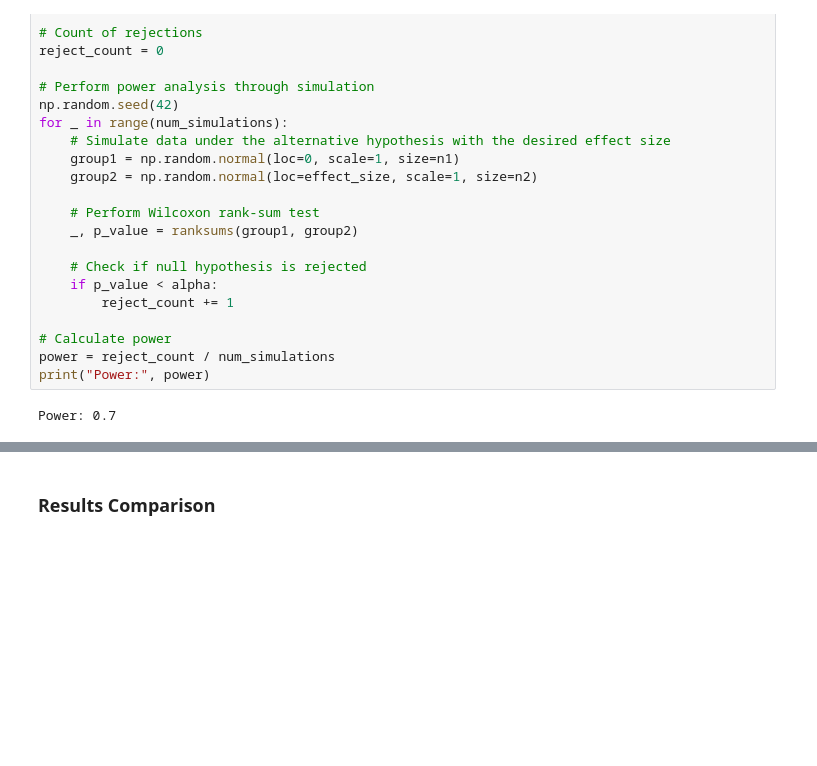
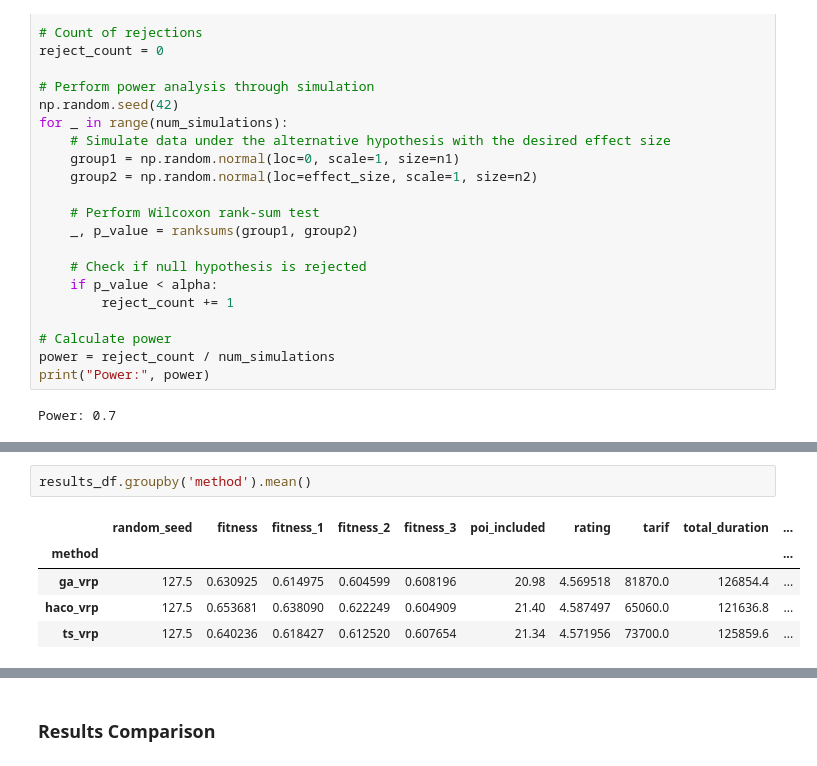
Before and after one commit to rahmatttt/travel-itinerary-recommendation, a Jupyter notebook: Results_analysis_3_haco.ipynb, the cells around one changed output, grey strips where cells are left out. Cells and saved outputs as stored; diff of their text form; blank space fills up the shorter version.

```diff
--- a/Results_analysis_3_haco.ipynb
+++ b/Results_analysis_3_haco.ipynb
@@ -532,0 +649,8 @@ Power: 0.7
+# %%
+results_df.groupby('method').mean()
+# %% [output]
+|  | random_seed | fitness | fitness_1 | fitness_2 | fitness_3 | poi_included | rating | tarif | total_duration | ... |
+| method |  |  |  |  |  |  |  |  |  | ... |
+| ga_vrp | 127.5 | 0.630925 | 0.614975 | 0.604599 | 0.608196 | 20.98 | 4.569518 | 81870.0 | 126854.4 | ... |
+| haco_vrp | 127.5 | 0.653681 | 0.638090 | 0.622249 | 0.604909 | 21.40 | 4.587497 | 65060.0 | 121636.8 | ... |
+| ts_vrp | 127.5 | 0.640236 | 0.618427 | 0.612520 | 0.607654 | 21.34 | 4.571956 | 73700.0 | 125859.6 | ... |
```
Also changed, not shown: parts of 10 cells of this notebook, 2 other files.
